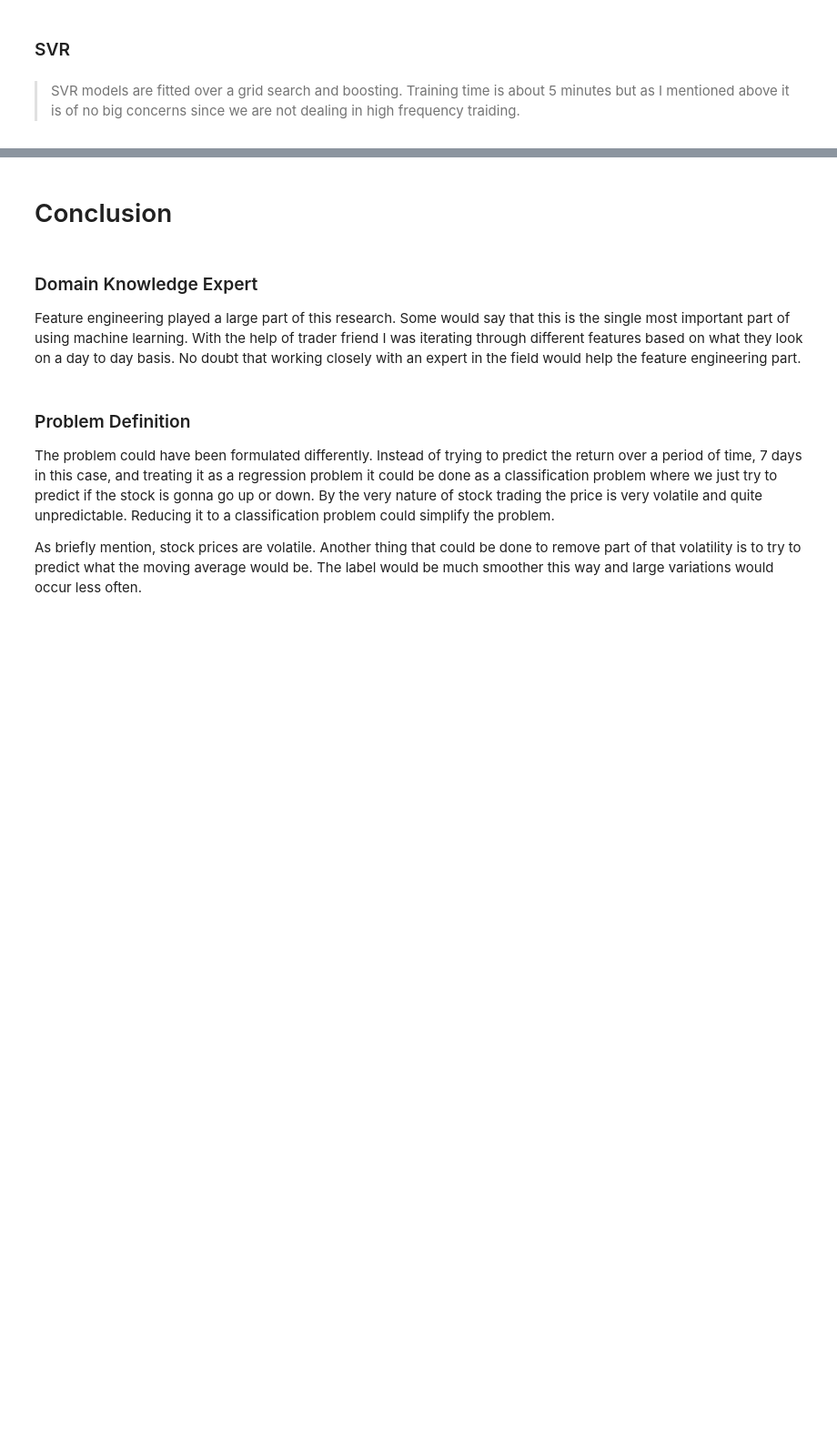
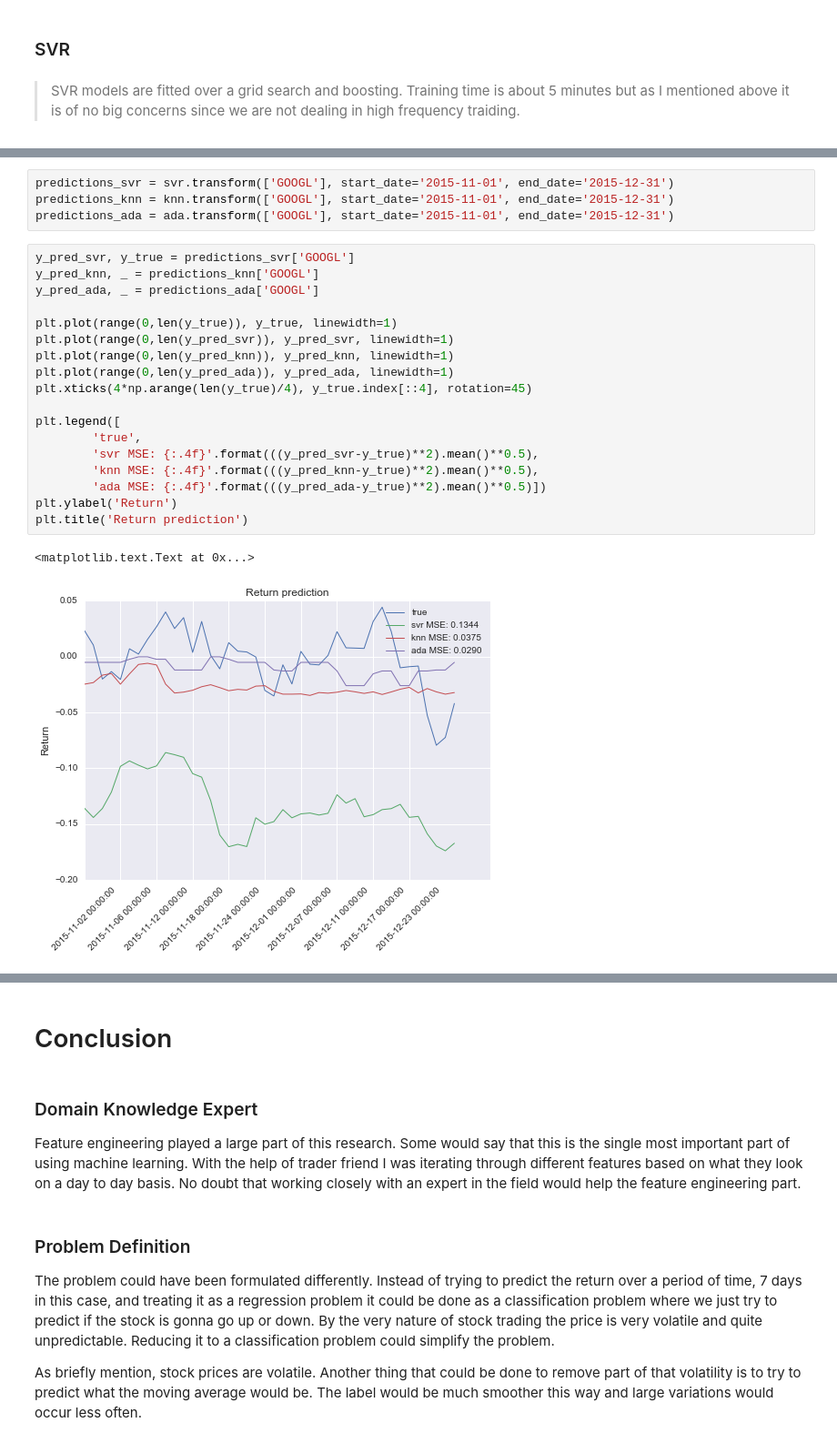
Before and after one commit to atremblay/MLND, a Jupyter notebook: P5/Stock Prediction.ipynb, the cells around one changed output, grey strips where cells are left out. Shown: that part at 91% size. Drawn from its saved outputs; the diff is of its cells as text; blank space fills up the shorter version.

```diff
--- a/P5/Stock Prediction.ipynb
+++ b/P5/Stock Prediction.ipynb
@@ -248,0 +266,25 @@ So the $\delta$ shifting also improves the results here but not as much. From a
+# %%
+predictions_svr = svr.transform(['GOOGL'], start_date='2015-11-01', end_date='2015-12-31')
+predictions_knn = knn.transform(['GOOGL'], start_date='2015-11-01', end_date='2015-12-31')
+predictions_ada = ada.transform(['GOOGL'], start_date='2015-11-01', end_date='2015-12-31')
+# %%
+y_pred_svr, y_true = predictions_svr['GOOGL']
+y_pred_knn, _ = predictions_knn['GOOGL']
+y_pred_ada, _ = predictions_ada['GOOGL']
+
+plt.plot(range(0,len(y_true)), y_true, linewidth=1)
+plt.plot(range(0,len(y_pred_svr)), y_pred_svr, linewidth=1)
+plt.plot(range(0,len(y_pred_knn)), y_pred_knn, linewidth=1)
+plt.plot(range(0,len(y_pred_ada)), y_pred_ada, linewidth=1)
+plt.xticks(4*np.arange(len(y_true)/4), y_true.index[::4], rotation=45)
+
+plt.legend([
+        'true',
+        'svr MSE: {:.4f}'.format(((y_pred_svr-y_true)**2).mean()**0.5),
+        'knn MSE: {:.4f}'.format(((y_pred_knn-y_true)**2).mean()**0.5),
+        'ada MSE: {:.4f}'.format(((y_pred_ada-y_true)**2).mean()**0.5)])
+plt.ylabel('Return')
+plt.title('Return prediction')
+# %% [output]
+<matplotlib.text.Text at 0x...>
+[figure, added]
```
Also changed, not shown: parts of 74 cells of this notebook, 5 other files.
